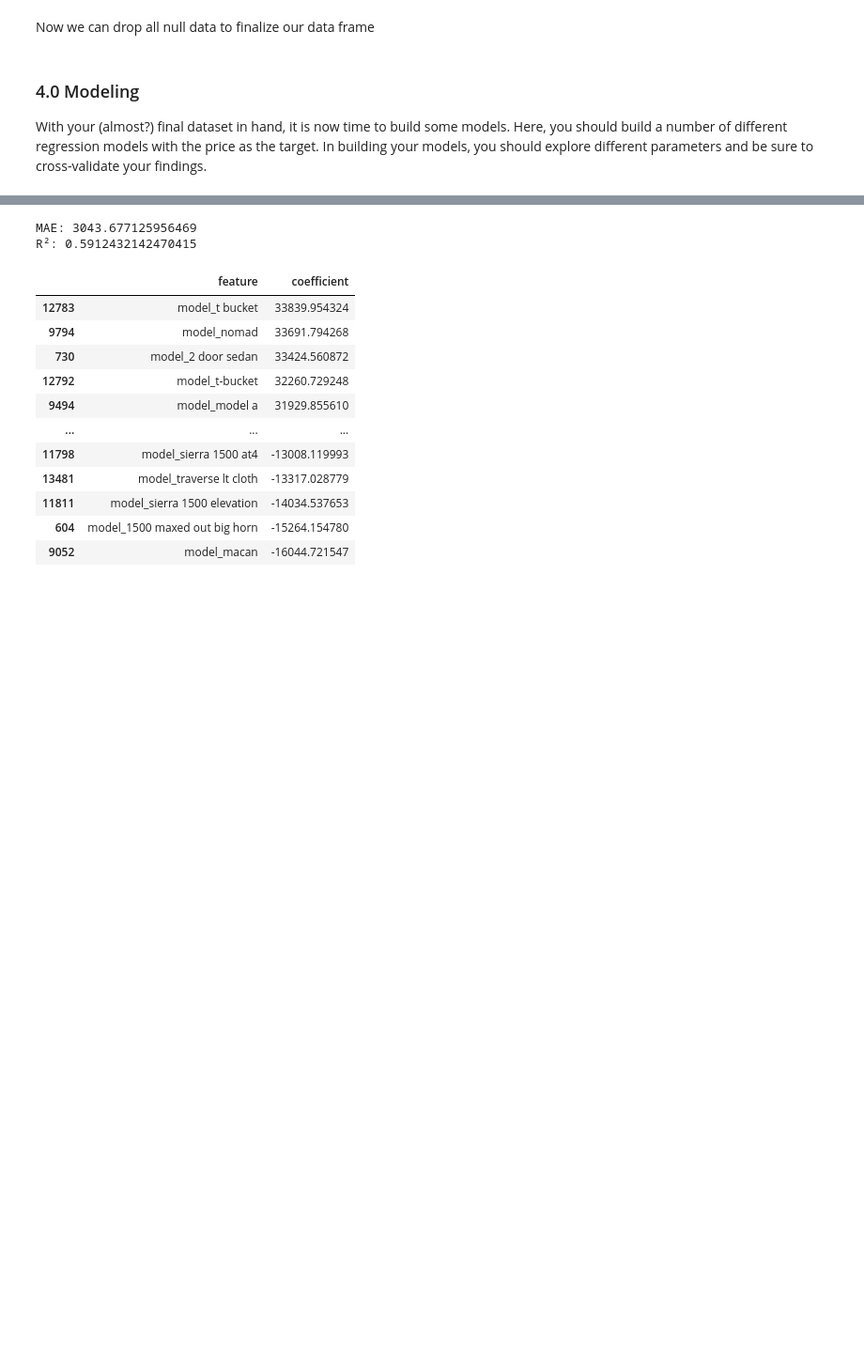
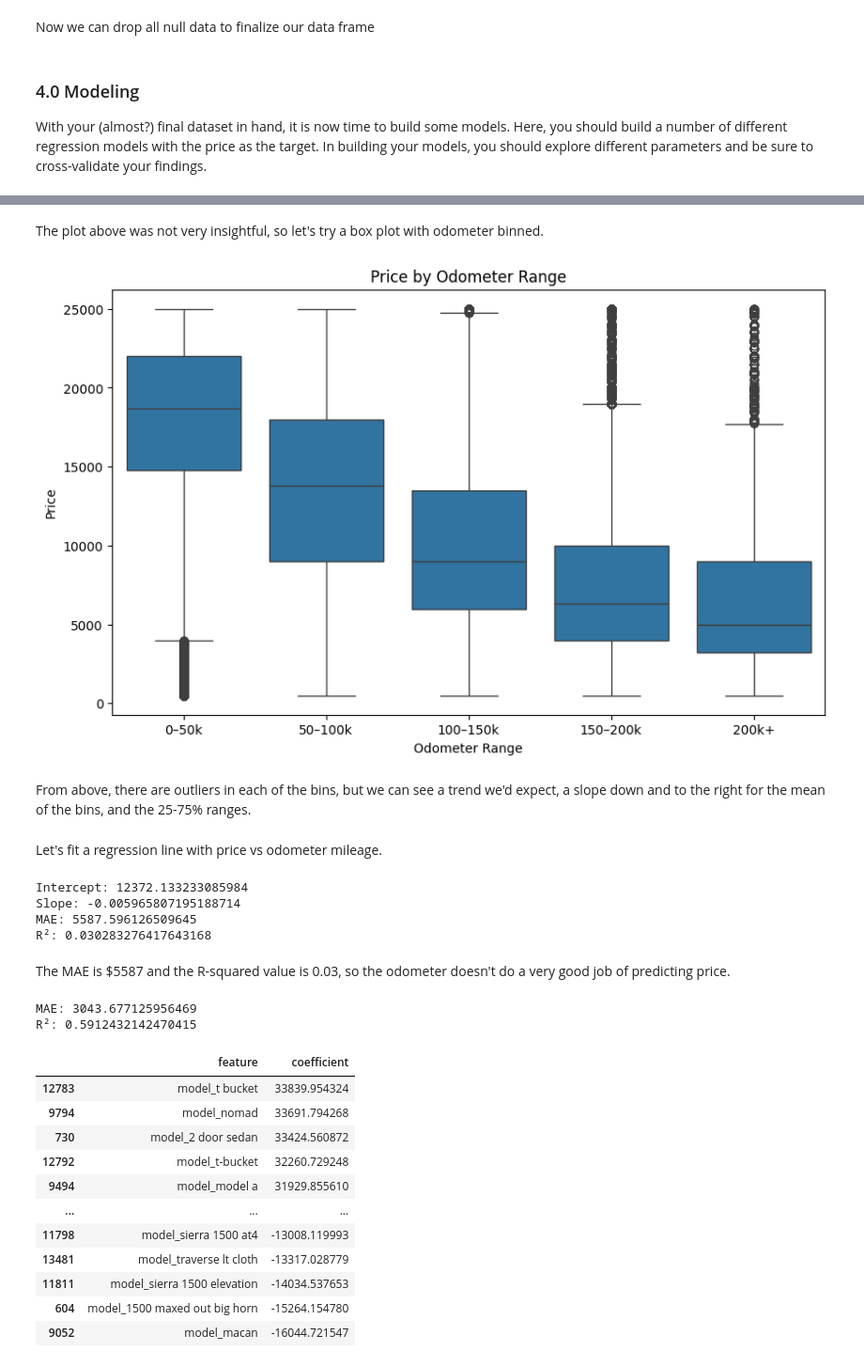
Before and after one commit to jeffreylgoode/what-drives-car-prices, a Jupyter notebook: notebooks/car_price_analysis.ipynb, the cells around one changed output, grey strips where cells are left out. Shown at 94% size. Drawn from its saved outputs; the diff is of its cells as text; code cells hidden in the pictures; blank space fills up the shorter version.

```diff
--- a/notebooks/car_price_analysis.ipynb
+++ b/notebooks/car_price_analysis.ipynb
@@ -817,3 +830,64 @@ With your (almost?) final dataset in hand, it is now time to build some models.
+# %% [markdown]
+The plot above was not very insightful, so let's try a box plot with odometer binned.
+# %%
+import seaborn as sns
+import matplotlib.pyplot as plt
+import pandas as pd
+
+# Create odometer bins
+df_cleaned["odometer_bin"] = pd.cut(
+    df_cleaned["odometer"],
+    bins=[0, 50000, 100000, 150000, 200000, 300000],
+    labels=["0–50k", "50–100k", "100–150k", "150–200k", "200k+"]
+)
+
+plt.figure(figsize=(10, 6))
+sns.boxplot(
+    data=df_cleaned,
+    x="odometer_bin",
+    y="price"
+)
+plt.title("Price by Odometer Range")
+plt.xlabel("Odometer Range")
+plt.ylabel("Price")
+plt.show()
+# %% [output]
+[figure, added]
+# %% [markdown]
+From above, there are outliers in each of the bins, but we can see a trend we'd expect, a slope down and to the right for the mean of the bins, and the 25-75% ranges.
+# %% [markdown]
+Let's fit a regression line with price vs odometer mileage.
+# %%
+from sklearn.linear_model import LinearRegression
+from sklearn.metrics import mean_absolute_error, r2_score
+import numpy as np
+
+# Prepare data
+X = df_cleaned[["odometer"]]   # 2D array
+y = df_cleaned["price"]
+
+# Fit model
+model = LinearRegression()
+model.fit(X, y)
+
+# Predictions
+preds = model.predict(X)
+
+# Metrics
+mae = mean_absolute_error(y, preds)
+r2 = r2_score(y, preds)
+
+print("Intercept:", model.intercept_)
+print("Slope:", model.coef_[0])
+print("MAE:", mae)
+print("R²:", r2)
+# %% [output]
+Intercept: 12372.133233085984
+Slope: -0.005965807195188714
+MAE: 5587.596126509645
+R²: 0.030283276417643168
+# %% [markdown]
+The MAE is $5587 and the R-squared value is 0.03, so the odometer doesn't do a very good job of predicting price.
 # %%
 from sklearn.compose import ColumnTransformer
 from sklearn.preprocessing import OneHotEncoder, StandardScaler
```
Also changed, not shown: parts of 2 cells of this notebook.
